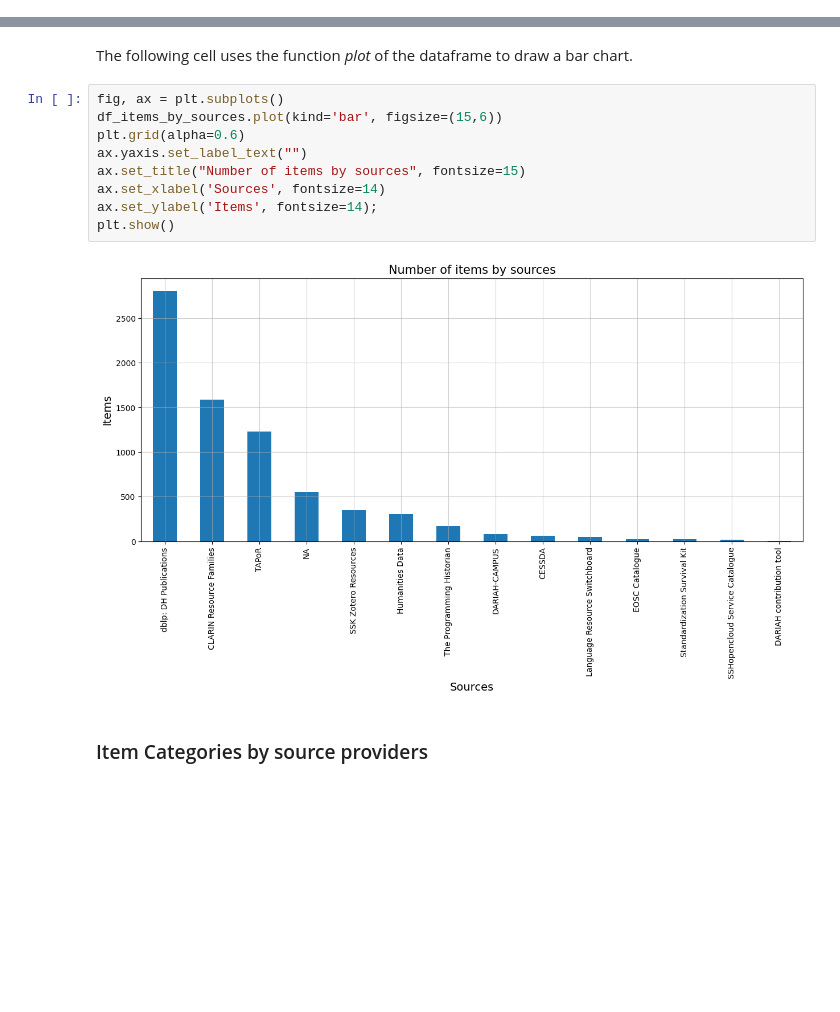
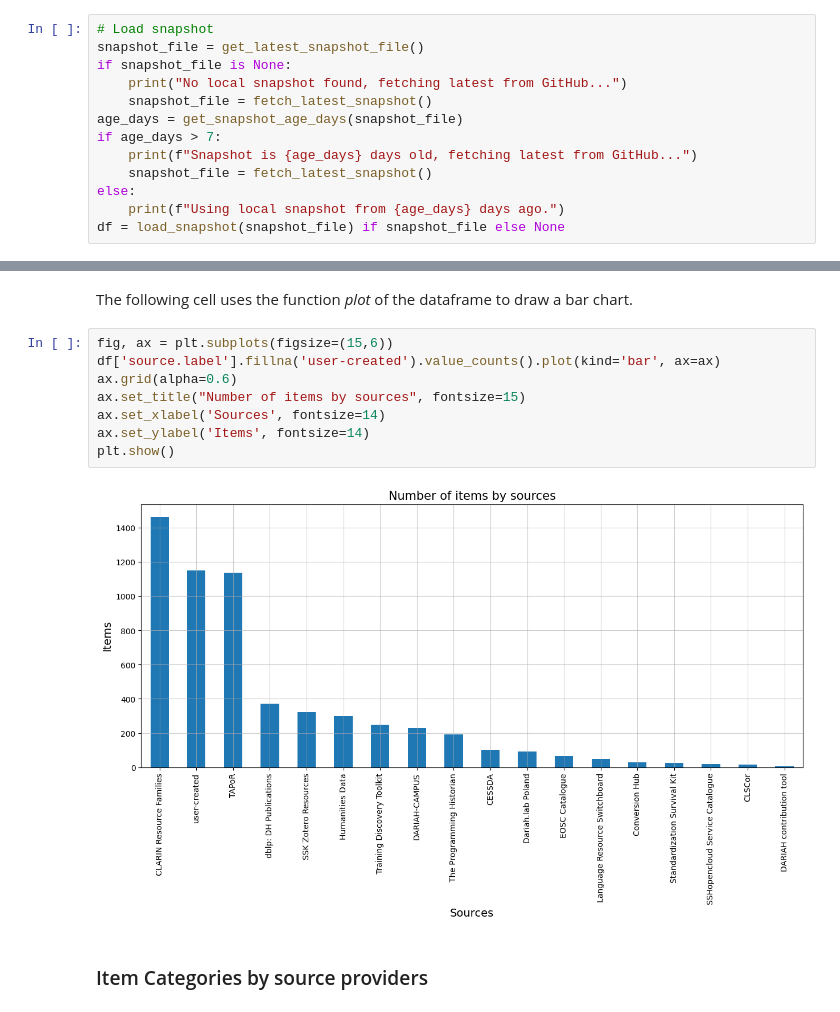
Before and after one commit to SSHOC/marketplace-curation, a Jupyter notebook: 2.MarketplaceDataAnalysisAndOverview.ipynb, the cells around one changed output, grey strips where cells are left out. Cells and saved outputs as stored; diff of their text form; blank space fills up the shorter version.

```diff
--- a/2.MarketplaceDataAnalysisAndOverview.ipynb
+++ b/2.MarketplaceDataAnalysisAndOverview.ipynb
@@ -90,0 +88,13 @@ getMPItems(itemscategory, localrepository=False, pages=0) method of sshmarketpla
+# %%
+# Load snapshot
+snapshot_file = get_latest_snapshot_file()
+if snapshot_file is None:
+    print("No local snapshot found, fetching latest from GitHub...")
+    snapshot_file = fetch_latest_snapshot()
+age_days = get_snapshot_age_days(snapshot_file)
+if age_days > 7:
+    print(f"Snapshot is {age_days} days old, fetching latest from GitHub...")
+    snapshot_file = fetch_latest_snapshot()
+else:
+    print(f"Using local snapshot from {age_days} days ago.")
+df = load_snapshot(snapshot_file) if snapshot_file else None
@@ -136,15 +189,14 @@ Name: source.label, dtype: int64
 # %% [markdown]
 The following cell uses the function *plot* of the dataframe to draw a bar chart.
 # %%
-fig, ax = plt.subplots()
-df_items_by_sources.plot(kind='bar', figsize=(15,6))
-plt.grid(alpha=0.6)
-ax.yaxis.set_label_text("")
+fig, ax = plt.subplots(figsize=(15,6))
+df['source.label'].fillna('user-created').value_counts().plot(kind='bar', ax=ax)
+ax.grid(alpha=0.6)
 ax.set_title("Number of items by sources", fontsize=15)
 ax.set_xlabel('Sources', fontsize=14)
-ax.set_ylabel('Items', fontsize=14);
+ax.set_ylabel('Items', fontsize=14)
 plt.show()
 # %% [output]
-[figure, old version]
+[figure, new version]
 # %% [markdown]
 ### Item Categories by source providers
```
Also changed, not shown: parts of 69 cells of this notebook, 7 other files.
